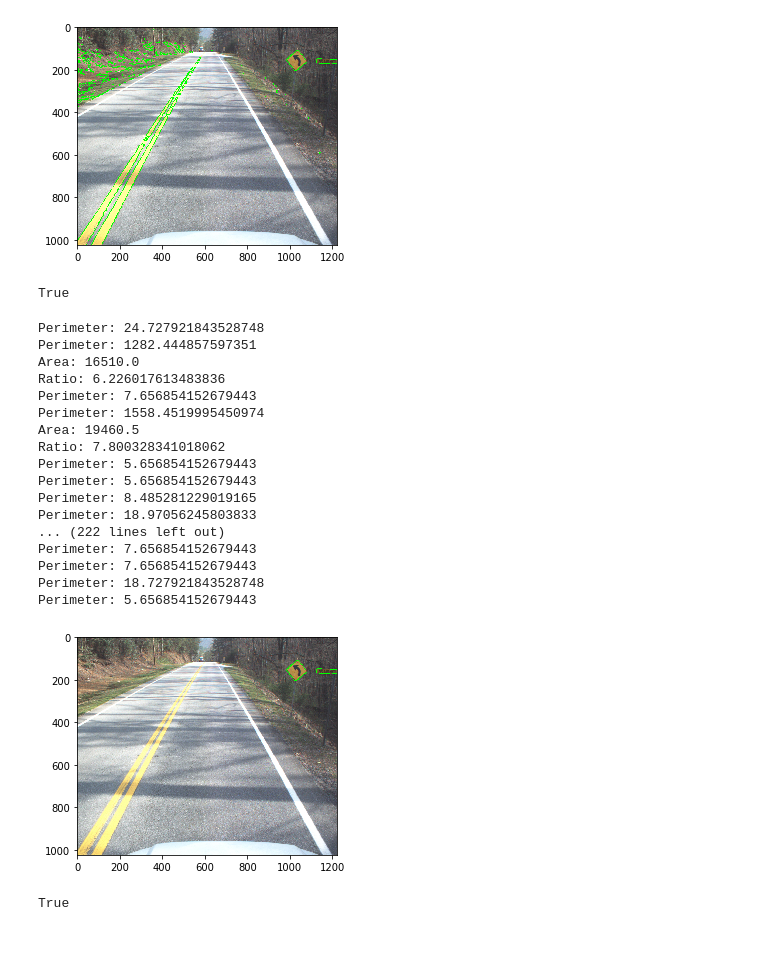
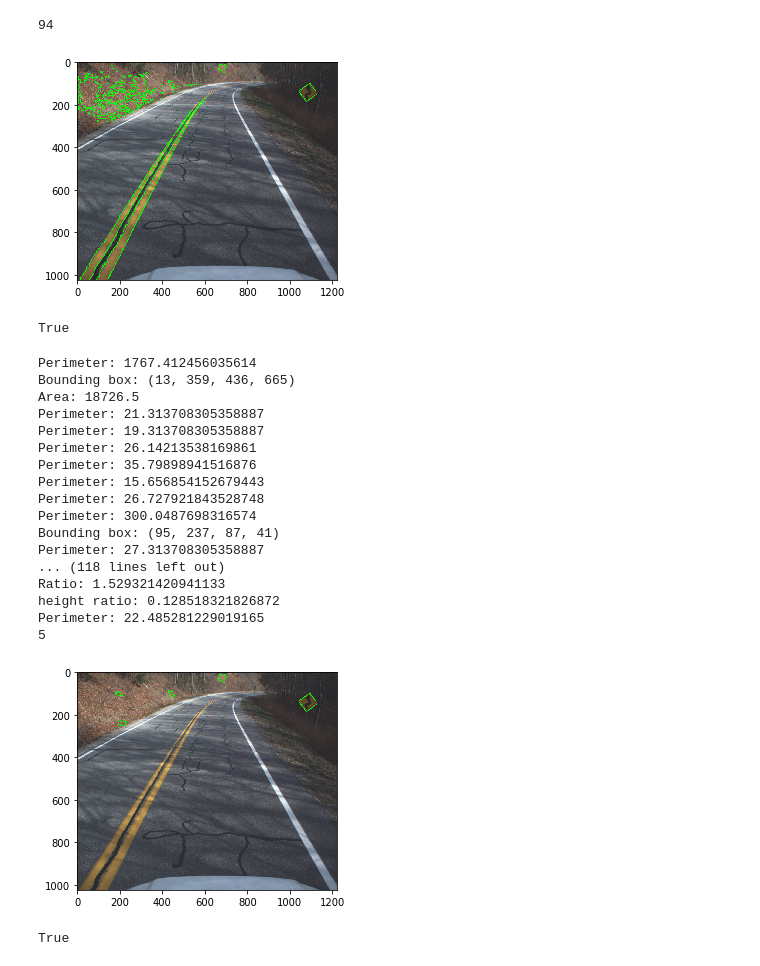
Before and after one commit to anliec/curve_sign_detection, a Jupyter notebook: test_filter.ipynb, the cells around one changed output. Drawn from its saved outputs; the diff is of its cells as text; code cells hidden in the pictures.

```diff
--- a/test_filter.ipynb
+++ b/test_filter.ipynb
@@ -14,7 +14,7 @@ from src.detector.color_model_filter import *
 # %%
 #im = cv2.imread("data/006.jpg")
 #file = "data/{:03d}.jpg".format(random.randint(1,404))
-file = "data/269.jpg"
+file = "data/135.jpg"
 print(file)
 im = cv2.imread(file)
 im = im[30:, :, :]
@@ -62,7 +62,8 @@ pylab.show()
 # %%
 hue = im_hsv[:, :, 0]
 hue = cv2.GaussianBlur(im_hsv[:, :, 0], (3,3), 0)
-imhm = (hue < 35) * (hue > 10)
-pylab.imshow(imhm, cmap=pylab.gray())
+hue_mask = (hue < 35) & (hue > 10)
+pylab.imshow(hue_mask, cmap=pylab.gray())
 pylab.show()
+cv2.imwrite("mask_hue.png", hue_mask * 255)
 # %% [output]
@@ -70,12 +72,17 @@ pylab.show()
 # %%
-yellow_saturation = im_hsv[:, :, 1] * imhm
-smax = yellow_saturation.max()
-smin = yellow_saturation.min()  # == 0 ...
-yellow_saturation = (yellow_saturation - smin) * (255 / (smax - smin))
-yellow_saturation = cv2.GaussianBlur(yellow_saturation, (3,3), 0)
+yellow_saturation = im_hsv[:, :, 1] * hue_mask
+#non_masked_val = yellow_saturation[hue_mask]
+#smax = non_masked_val.max()
+#smin = non_masked_val.min()
+yellow_saturation = cv2.GaussianBlur(yellow_saturation, (3, 3), 0)
+smin, smax = np.percentile(yellow_saturation, [90, 95])
+threshold = int(0.65 * (smax - smin)) + smin
+print(smin, smax, threshold)
+mask = (yellow_saturation > threshold).astype(np.uint8)
+
 pylab.imshow(yellow_saturation, cmap=pylab.gray())
 pylab.show()
-imsm = (yellow_saturation > 105)
-pylab.imshow(imsm, cmap=pylab.gray())
+
+pylab.imshow(mask, cmap=pylab.gray())
 pylab.show()
 # %% [output]
@@ -84,5 +108,4 @@ pylab.show()
 # %%
-mask = (imsm).astype(np.uint8)
 
 pylab.imshow(mask, cmap=pylab.gray())
 pylab.show()
@@ -109,56 +132,65 @@ True
 # %%
 _, contours, _ = cv2.findContours(mask, cv2.RETR_EXTERNAL, cv2.CHAIN_APPROX_SIMPLE)
 imc = cv2.drawContours(im_rgb.copy(), contours, -1, (0,255,0), 2)
+print(len(contours))
 pylab.imshow(imc)
 pylab.show()
 cv2.imwrite("contours.png", cv2.cvtColor(imc, cv2.COLOR_RGB2BGR))
 # %% [output]
+94
-[figure, old version]
+[figure, new version]
-True
+True
 # %%
 def can_contour_be_sign(c):
     per = cv2.arcLength(c,True)
     print("Perimeter:", per)
-    if per < 110:
+    if per < 100:
+        return False
+    bounding_box = cv2.boundingRect(c)
+    print("Bounding box:",bounding_box)
+    if bounding_box[2] > 2 * bounding_box[3]:
         return False
     a = cv2.contourArea(c)
     print("Area:", a)
+    if a < 0.4 * bounding_box[2] * bounding_box[3]:
+        return False
     ratio = per**2 / (16 * a)
     print("Ratio:", ratio)
     if ratio > 3.0:
         return False
     height = np.min(c.reshape((-1, 2)), axis=0)[1]
     h_ratio = height**2 / a
     print("height ratio:", h_ratio)
     if h_ratio > 250:
         return False
     return True
 filtered_contours = list(filter(can_contour_be_sign, contours))
 #filtered_contours = list(map(cv2.convexHull, filtered_contours))
 
+print(len(filtered_contours))
 imcf = cv2.drawContours(im_rgb.copy(), filtered_contours, -1, (0,255,0), 2)
 pylab.imshow(imcf)
 pylab.show()
 cv2.imwrite("contoursf.png", cv2.cvtColor(imcf, cv2.COLOR_RGB2BGR))
 # %% [output]
-Perimeter: 24.727921843528748
-Perimeter: 1282.444857597351
-Area: 16510.0
-Ratio: 6.226017613483836
-Perimeter: 7.656854152679443
-Perimeter: 1558.4519995450974
-Area: 19460.5
-Ratio: 7.800328341018062
-Perimeter: 5.656854152679443
-Perimeter: 5.656854152679443
-Perimeter: 8.485281229019165
-Perimeter: 18.97056245803833
-... (222 lines left out)
-Perimeter: 7.656854152679443
-Perimeter: 7.656854152679443
-Perimeter: 18.727921843528748
-Perimeter: 5.656854152679443
+Perimeter: 1767.412456035614
+Bounding box: (13, 359, 436, 665)
+Area: 18726.5
+Perimeter: 21.313708305358887
+Perimeter: 19.313708305358887
+Perimeter: 26.14213538169861
+Perimeter: 35.79898941516876
+Perimeter: 15.656854152679443
+Perimeter: 26.727921843528748
+Perimeter: 300.0487698316574
+Bounding box: (95, 237, 87, 41)
+Perimeter: 27.313708305358887
+... (118 lines left out)
+Ratio: 1.529321420941133
+height ratio: 0.128518321826872
+Perimeter: 22.485281229019165
+5
-[figure, old version]
+[figure, new version]
 True
 # %%
 TWO_PI = 2 * math.pi
```
Also changed, not shown: parts of 11 cells of this notebook, 6 other files.
